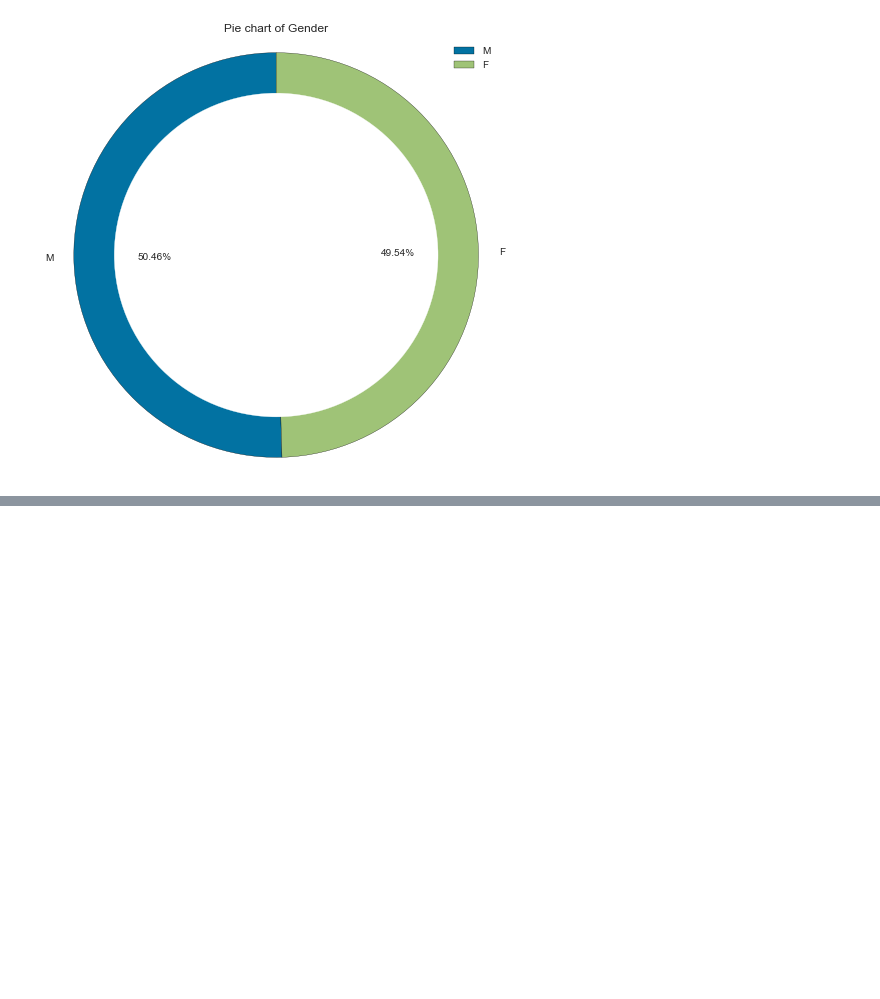
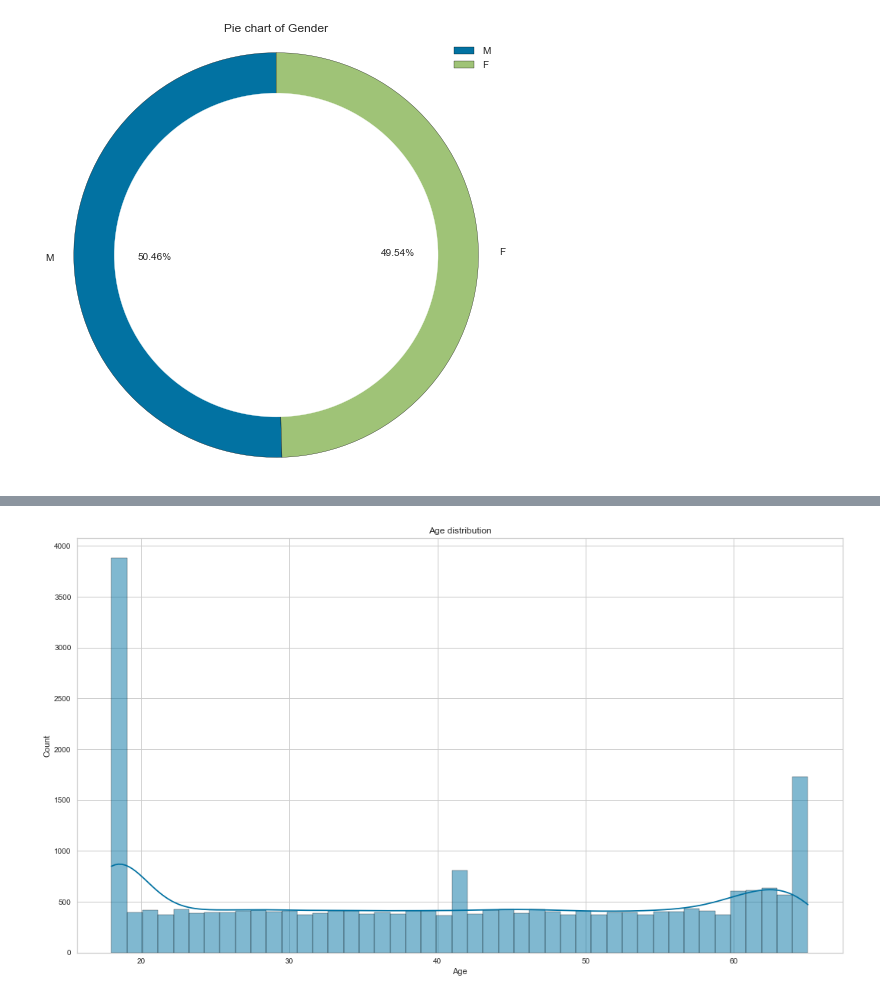
Before and after one commit to semasuka/Loan-amount-prediction-regression, a Jupyter notebook: Loan_amount_prediction.ipynb, the cells around one changed output, grey strips where cells are left out. Saved outputs shown, nothing was run; the diff lists cells and outputs as text; code cells hidden in the pictures; blank space fills up the shorter version.

```diff
--- a/Loan_amount_prediction.ipynb
+++ b/Loan_amount_prediction.ipynb
@@ -211,3 +226,12 @@ def create_donnut_pie_chart(df,feature):
+# %%
+def create_hist_plot(df,feature, the_bins=50):
+    '''
+    function to create a histogram plot
+    '''
+    fig, ax = plt.subplots(figsize=(18,10))
+    sns.histplot(df[feature],bins=the_bins,kde=True)
+    plt.title('{} distribution'.format(feature))
+    return plt.show()
 # %% [markdown]
 ## 2.3. Univariate analysis
 # %% [markdown]
@@ -239,0 +286,4 @@ create_donnut_pie_chart(loan_amt_train_copy,'Gender')
+# %%
+create_hist_plot(loan_amt_train_copy, 'Age', the_bins=45)
+# %% [output]
+[figure, added]
```
Also changed, not shown: parts of 5 cells of this notebook.
